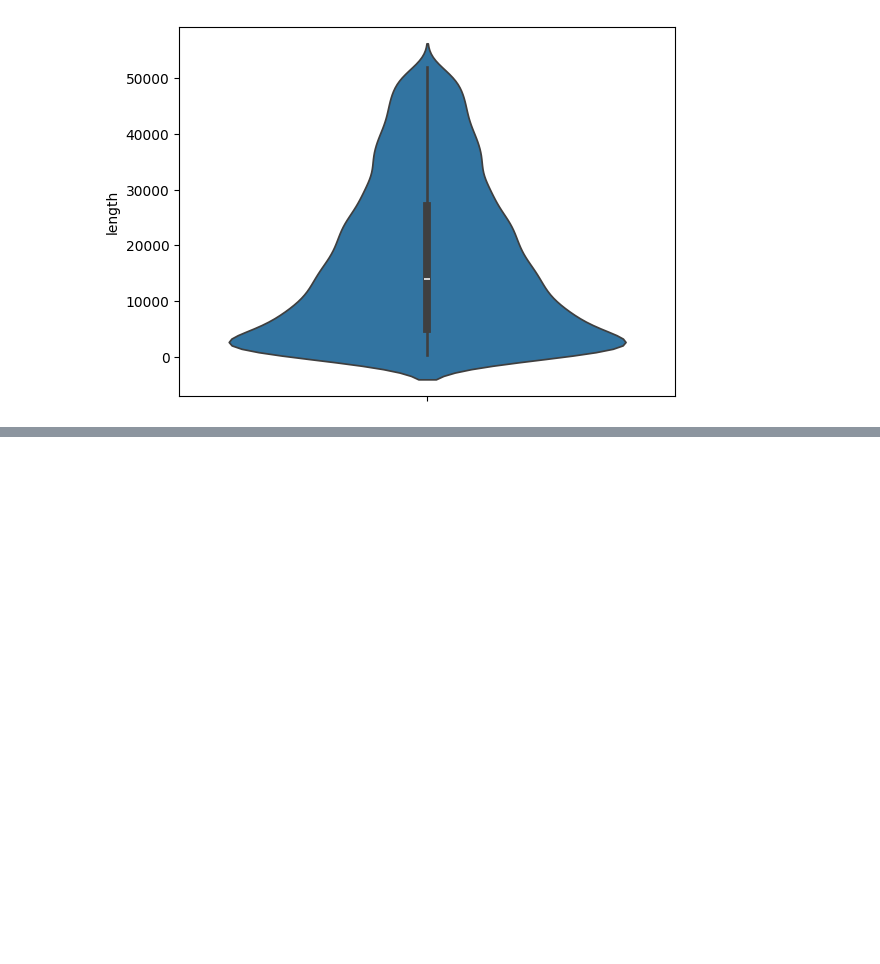
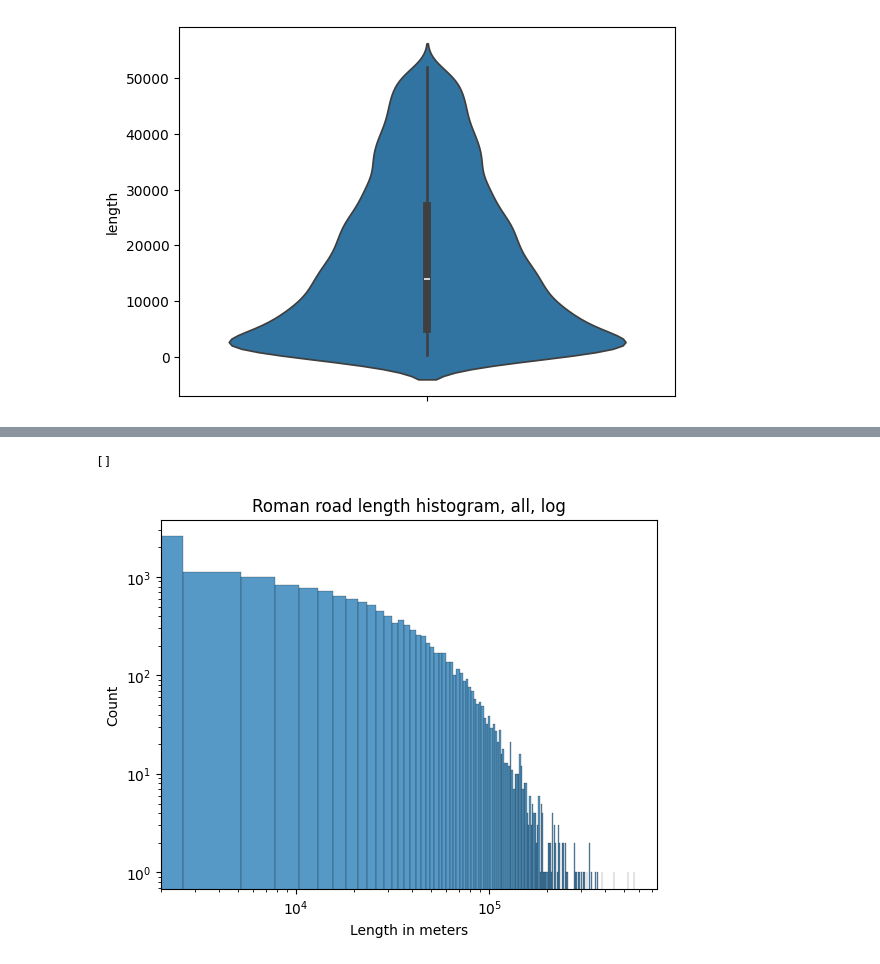
Before and after one commit to Magniler/Minerva_hackathon_roman_roads, a Jupyter notebook: core/EDA.ipynb, the cells around one changed output, grey strips where cells are left out. Saved outputs shown, nothing was run; the diff lists cells and outputs as text; code cells hidden in the pictures; blank space fills up the shorter version.

```diff
--- a/core/EDA.ipynb
+++ b/core/EDA.ipynb
@@ -92,0 +120,10 @@ max    562589.796583
+# %%
+plot = sn.histplot(roman_roads_length_gpd, x = "length")
+plot.set_title("Roman road length histogram, all, log")
+plot.set_yscale("log")
+plot.set_xscale("log")
+plot.set_xlabel("Length in meters")
+plot.plot()
+# %% [output]
+[]
+[figure, added]
```
Also changed, not shown: parts of 11 cells of this notebook.
